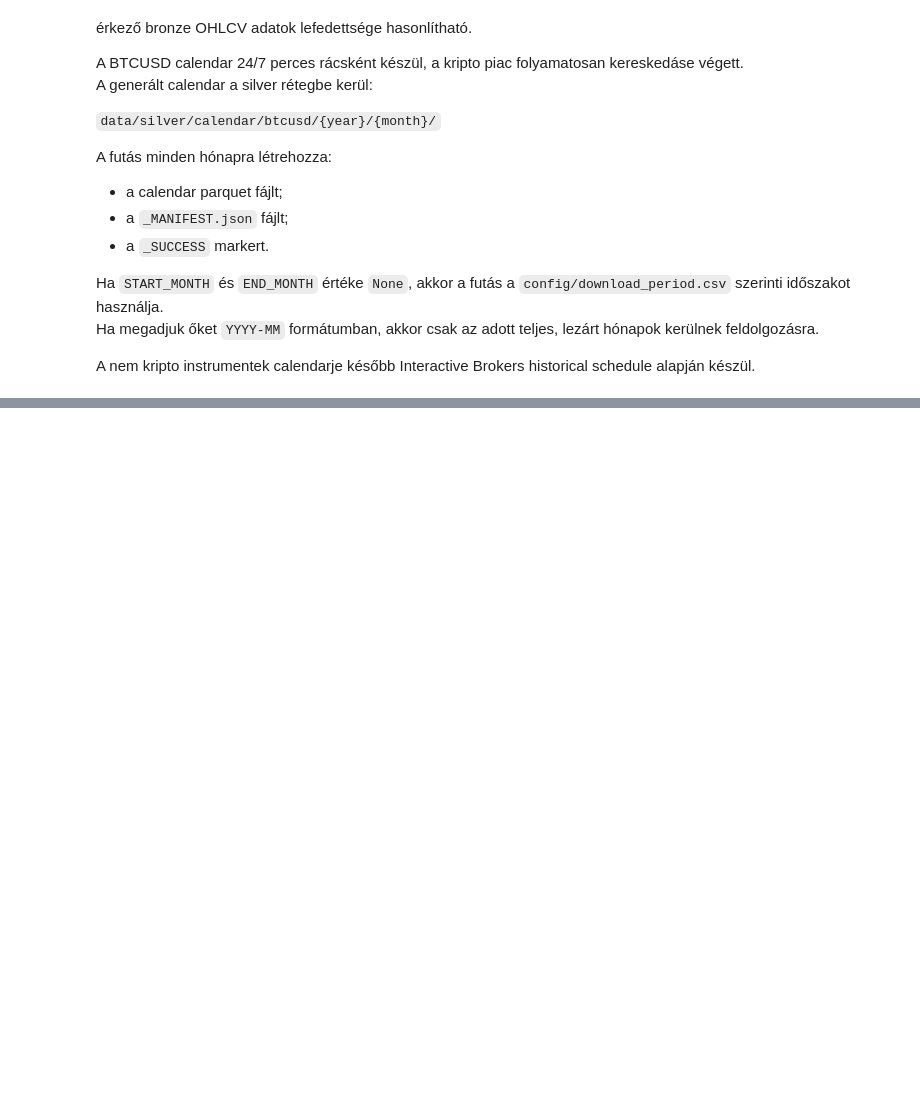
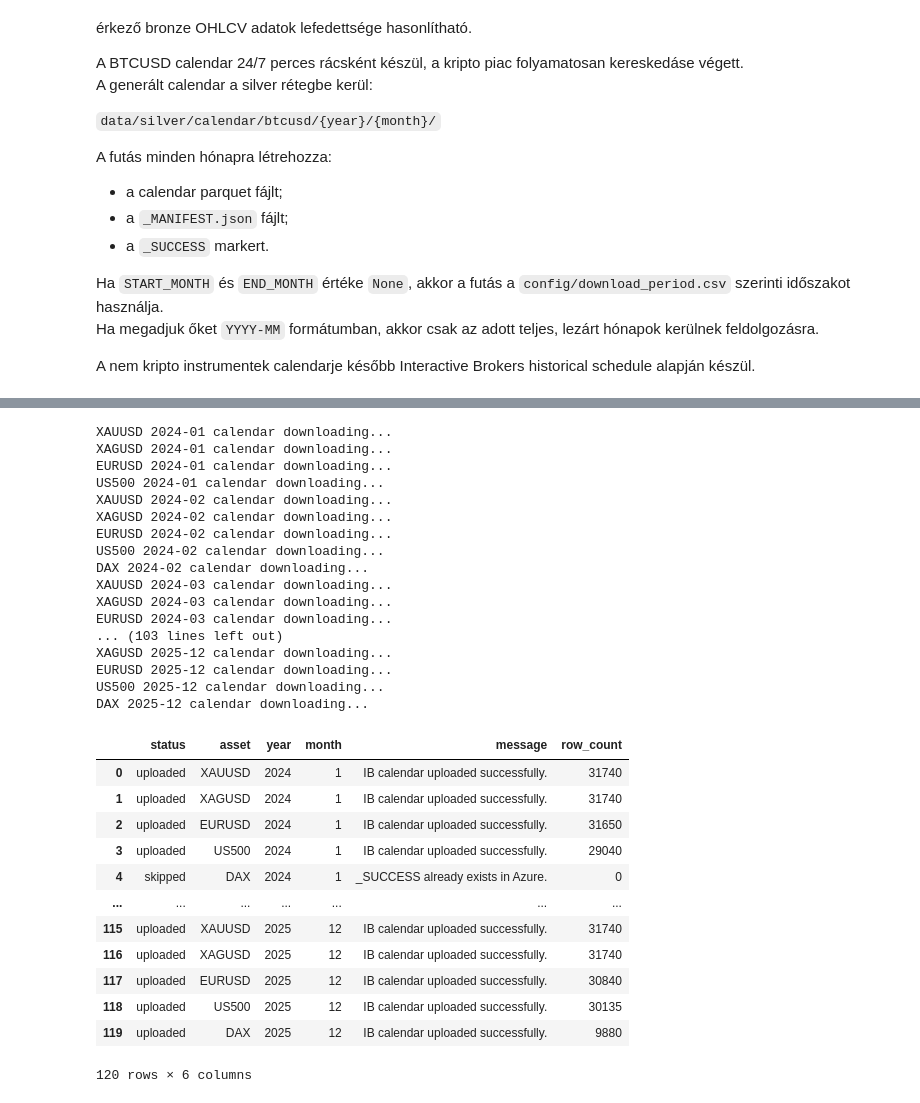
Before and after one commit to tamaskristok/on_lab_v2, a Jupyter notebook: run_calendars.ipynb, the cells around one changed output, grey strips where cells are left out. Drawn from its saved outputs; the diff is of its cells as text; code cells hidden in the pictures; blank space fills up the shorter version.

```diff
--- a/run_calendars.ipynb
+++ b/run_calendars.ipynb
@@ -61,0 +80,69 @@ pd.DataFrame([result.__dict__ for result in results])
+# %%
+from ib_insync import util
+util.startLoop()
+
+import pandas as pd
+
+from pipelines.calendar_interactive_brokers_runner import (
+    run_interactive_brokers_calendar_from_config,
+)
+
+
+# Ha mindkettő None, akkor a config/download_period.csv szerinti időszak fut.
+# Ha megadod őket, csak a megadott teljes, lezárt hónapok futnak.
+START_MONTH = None
+END_MONTH = None
+
+# Példa explicit időszakra:
+# START_MONTH = "2024-01"
+# END_MONTH = "2024-12"
+
+# Futtatandó assetek.
+# None = minden IB calendar configban szereplő asset
+# ["DAX"] = csak DAX
+# ["XAUUSD", "XAGUSD", "EURUSD", "US500", "DAX"] = explicit lista
+ASSETS = None
+
+results = run_interactive_brokers_calendar_from_config(
+    start_month=START_MONTH,
+    end_month=END_MONTH,
+    assets=ASSETS,
+    interval="1m",
+    num_days=45,
+    use_regular_trading_hours=False,
+    request_sleep_sec=1,
+    print_progress=True,
+)
+
+pd.DataFrame([result.__dict__ for result in results])
+# %% [output]
+XAUUSD 2024-01 calendar downloading...
+XAGUSD 2024-01 calendar downloading...
+EURUSD 2024-01 calendar downloading...
+US500 2024-01 calendar downloading...
+XAUUSD 2024-02 calendar downloading...
+XAGUSD 2024-02 calendar downloading...
+EURUSD 2024-02 calendar downloading...
+US500 2024-02 calendar downloading...
+DAX 2024-02 calendar downloading...
+XAUUSD 2024-03 calendar downloading...
+XAGUSD 2024-03 calendar downloading...
+EURUSD 2024-03 calendar downloading...
+... (103 lines left out)
+XAGUSD 2025-12 calendar downloading...
+EURUSD 2025-12 calendar downloading...
+US500 2025-12 calendar downloading...
+DAX 2025-12 calendar downloading...
+|  | status | asset | year | month | message | row_count |
+| 0 | uploaded | XAUUSD | 2024 | 1 | IB calendar uploaded successfully. | 31740 |
+| 1 | uploaded | XAGUSD | 2024 | 1 | IB calendar uploaded successfully. | 31740 |
+| 2 | uploaded | EURUSD | 2024 | 1 | IB calendar uploaded successfully. | 31650 |
+| 3 | uploaded | US500 | 2024 | 1 | IB calendar uploaded successfully. | 29040 |
+| 4 | skipped | DAX | 2024 | 1 | _SUCCESS already exists in Azure. | 0 |
+| ... | ... | ... | ... | ... | ... | ... |
+| 115 | uploaded | XAUUSD | 2025 | 12 | IB calendar uploaded successfully. | 31740 |
+| 116 | uploaded | XAGUSD | 2025 | 12 | IB calendar uploaded successfully. | 31740 |
+| 117 | uploaded | EURUSD | 2025 | 12 | IB calendar uploaded successfully. | 30840 |
+| 118 | uploaded | US500 | 2025 | 12 | IB calendar uploaded successfully. | 30135 |
+| 119 | uploaded | DAX | 2025 | 12 | IB calendar uploaded successfully. | 9880 |
+120 rows × 6 columns
```
Also changed, not shown: parts of 2 cells of this notebook, 11 other files.
